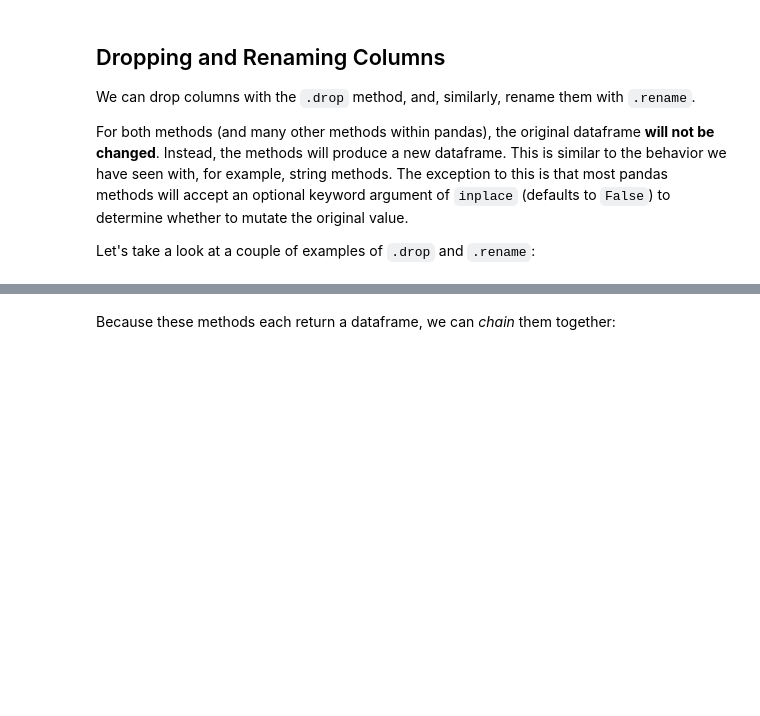
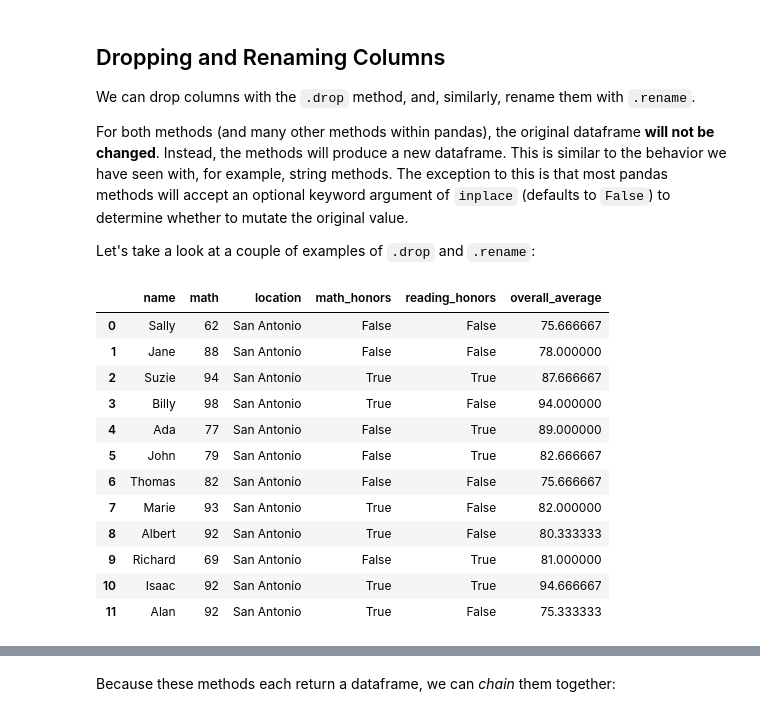
Before and after one commit to CodeupClassroom/kalpana-data-science-libraries, a Jupyter notebook: dataframes.ipynb, the cells around one changed output, grey strips where cells are left out. Cells and saved outputs as stored; diff of their text form; code cells hidden in the pictures; blank space fills up the shorter version.

```diff
--- a/dataframes.ipynb
+++ b/dataframes.ipynb
@@ -118,5 +401,20 @@ For both methods (and many other methods within pandas), the original dataframe
 Let's take a look at a couple of examples of `.drop` and `.rename`:
 # %%
 # drop english and reading
+df.drop(columns = ['english', 'reading'])
+# %% [output]
+|  | name | math | location | math_honors | reading_honors | overall_average |
+| 0 | Sally | 62 | San Antonio | False | False | 75.666667 |
+| 1 | Jane | 88 | San Antonio | False | False | 78.000000 |
+| 2 | Suzie | 94 | San Antonio | True | True | 87.666667 |
+| 3 | Billy | 98 | San Antonio | True | False | 94.000000 |
+| 4 | Ada | 77 | San Antonio | False | True | 89.000000 |
+| 5 | John | 79 | San Antonio | False | True | 82.666667 |
+| 6 | Thomas | 82 | San Antonio | False | False | 75.666667 |
+| 7 | Marie | 93 | San Antonio | True | False | 82.000000 |
+| 8 | Albert | 92 | San Antonio | True | False | 80.333333 |
+| 9 | Richard | 69 | San Antonio | False | True | 81.000000 |
+| 10 | Isaac | 92 | San Antonio | True | True | 94.666667 |
+| 11 | Alan | 92 | San Antonio | True | False | 75.333333 |
 # %%
 # rename 'name' column to 'student'
```
Also changed, not shown: parts of 41 cells of this notebook.
